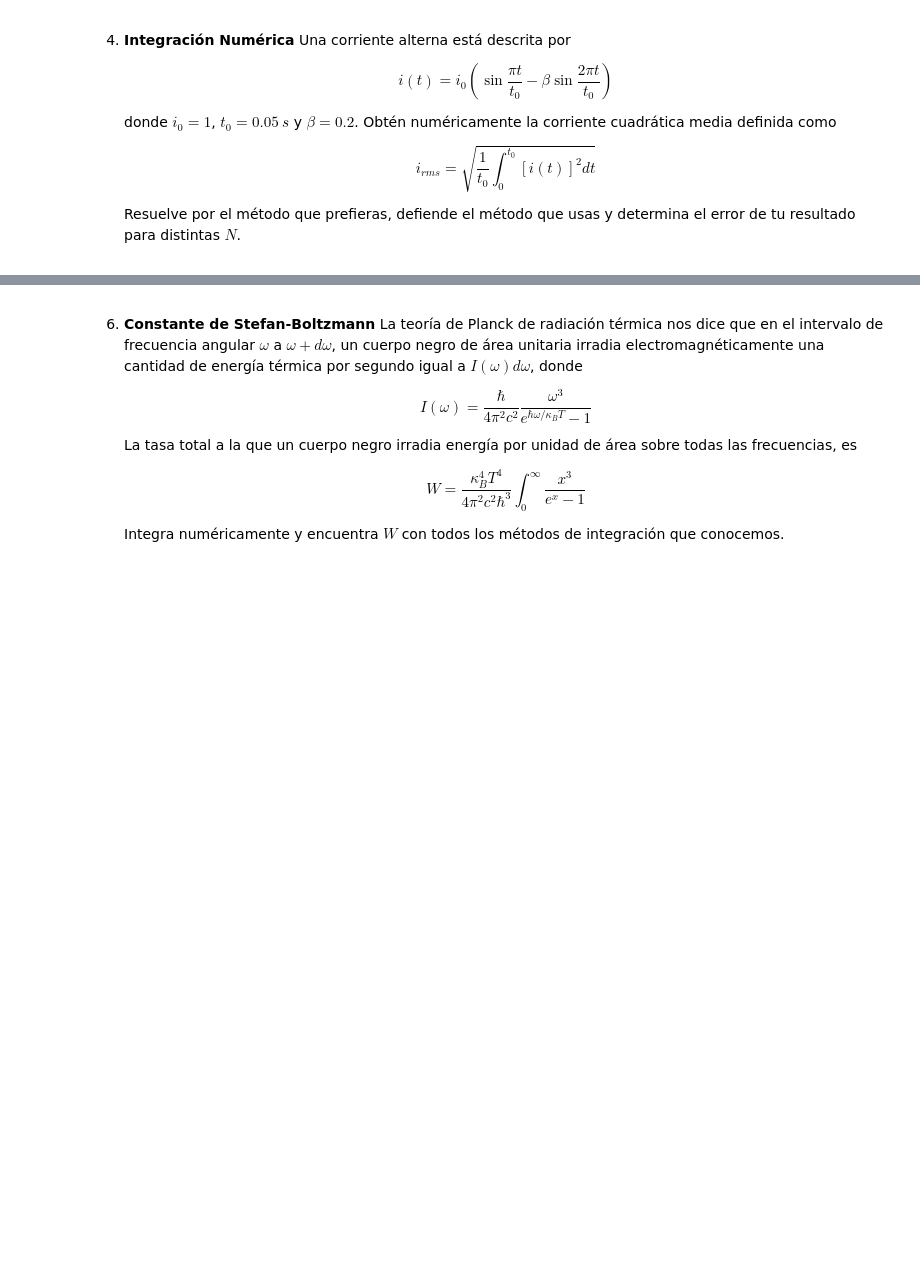
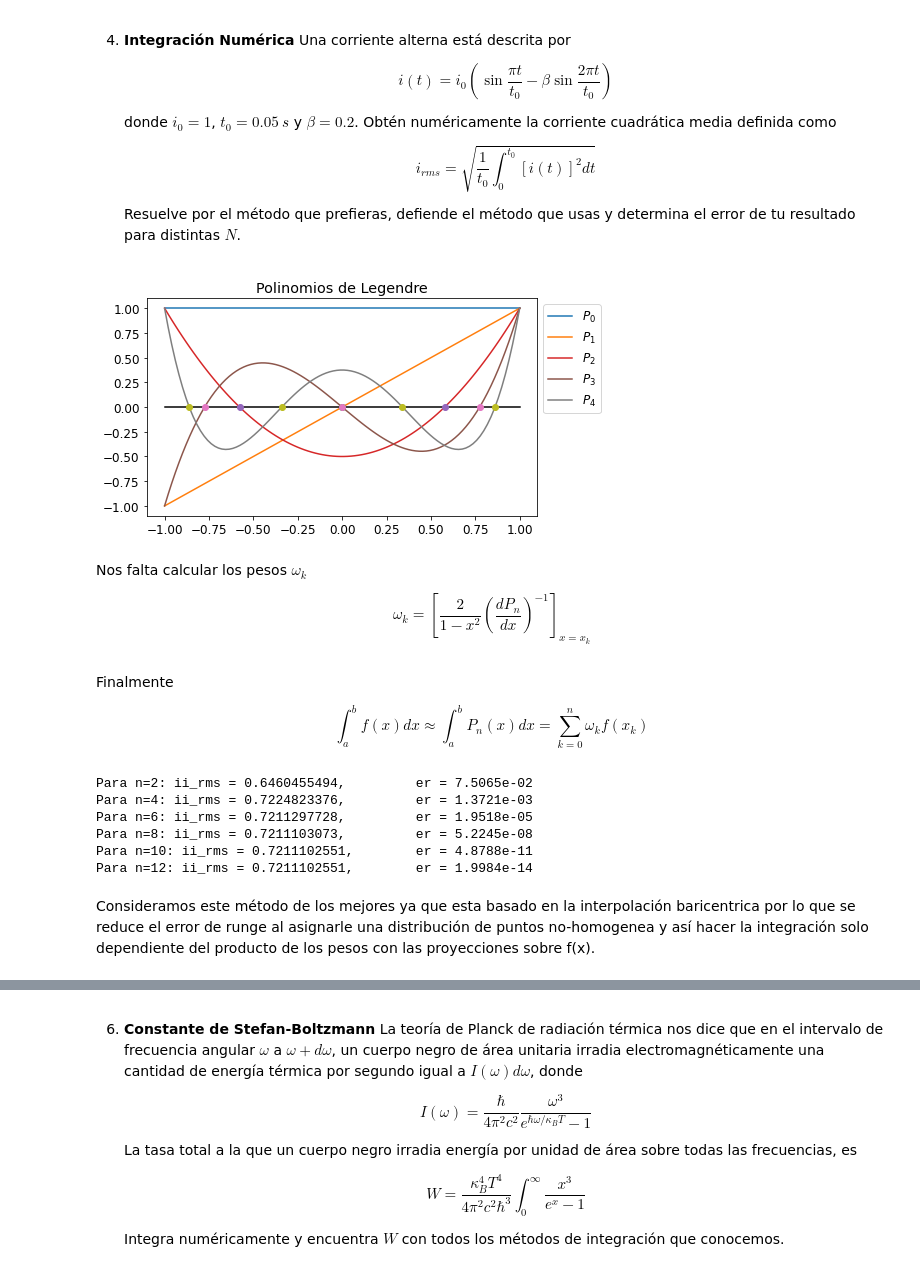
Before and after one commit to joshbrx/Fisica-Computacional, a Jupyter notebook: T2_BrionesAndrade.ipynb, the cells around one changed output, grey strips where cells are left out. Drawn from its saved outputs; the diff is of its cells as text; code cells hidden in the pictures; blank space fills up the shorter version.

Commit message:
Notebook avanzado en la sección de integración y otro nb de ayudantía

```diff
--- a/T2_BrionesAndrade.ipynb
+++ b/T2_BrionesAndrade.ipynb
@@ -331,3 +331,32 @@ f"La cota del error es: {abs(f2(-1)-PnLag2(-1, X, W, Y)):.4e}"
     \end{equation}
 
     Resuelve por el método que prefieras, defiende el método que usas y determina el error de tu resultado para distintas $N$.
+# %%
+# Escogí el método de cuadratura Gaussiana por lo que voy a importar unas funciones especiales para simplificar el cálculo
+from scipy.special import legendre, roots_legendre
+
+def raices(n):
+    y=roots_legendre(n)
+    return y[0]
+
+def P(x,n):
+    Leg = legendre(n)
+    y = Leg(x)
+    return y
+
+x = np.linspace(-1,1,100); plt.figure(figsize=(7,4))
+plt.plot(x,0*x,'k-')
+plt.plot(x,P(x,0),label=r'$P_0$')
+for i in range(1,5):
+    plt.plot(x,P(x,i),label=r'$P_'+str(i)+'$')
+    plt.plot(raices(i),P(raices(i),i),'o')
+plt.legend(bbox_to_anchor=(1, 1), loc='upper left', ncol=1)
+plt.title('Polinomios de Legendre'); plt.show()
+# %% [output]
+[figure, added]
+# %% [markdown]
+Nos falta calcular los pesos $\omega_k$
+
+\begin{equation*}
+    \omega_k=\left[\frac{2}{1-x^2}\left(\frac{dP_n}{dx}\right)^{-1}\right]_{x=x_k}
+\end{equation*}
@@ -334,3 +403,35 @@ f"La cota del error es: {abs(f2(-1)-PnLag2(-1, X, W, Y)):.4e}"
+# %% [markdown]
+Finalmente
+
+\begin{equation*}
+    \int_a^bf(x)dx\approx\int_a^bP_n(x)dx=\sum_{k=0}^n\omega_kf(x_k)
+\end{equation*}
+# %%
+def IntGauss(N, a, b, f):
+    X, W = GaussXWab(N, a, b)
+    s = 0;
+    for k in range(N):
+        s += W[k]*f(X[k]);
+    return s
+
+i0 = 1; beta = 0.2; t0 = 0.05; #seg
+I = lambda t: i0*(np.sin(np.pi*t/t0)-beta*np.sin(2*np.pi*t/t0));
+I2 = lambda t: I(t)**2;
+a=0; b=0.05;
+
+for i in range(6):
+    print(f"Para n={2+2*i}: ii_rms = {np.sqrt((1/b)*IntGauss(2+2*i, a, b, I2)):.10},\t er = {abs(np.sqrt((1/b)*IntGauss(50, a, b, I2))-np.sqrt((1/b)*IntGauss(2+2*i, a, b, I2))):.4e}")
+
+# print(f"\n Error con n=8: ii_rms_10-ii_rms_5 = {np.sqrt((1/b)*IntGauss(10, a, b, I2))-np.sqrt((1/b)*IntGauss(5, a, b, I2)):.4e})
+# %% [output]
+Para n=2: ii_rms = 0.6460455494,         er = 7.5065e-02
+Para n=4: ii_rms = 0.7224823376,         er = 1.3721e-03
+Para n=6: ii_rms = 0.7211297728,         er = 1.9518e-05
+Para n=8: ii_rms = 0.7211103073,         er = 5.2245e-08
+Para n=10: ii_rms = 0.7211102551,        er = 4.8788e-11
+Para n=12: ii_rms = 0.7211102551,        er = 1.9984e-14
+# %% [markdown]
+Consideramos este método de los mejores ya que esta basado en la interpolación baricentrica por lo que se reduce el error de runge al asignarle una distribución de puntos no-homogenea y así hacer la integración solo dependiente del producto de los pesos con las proyecciones sobre f(x).
 # %% [markdown]
 5. **El límite de difracción de un telescopio**
     Nuestra capacidad para resolver detalles en observaciones astronómicas está limitada por la difracción de luz en nuestros telescopios. La luz de las estrellas puede tratarse efectivamente como si viniera de una fuente puntual en el infinito. Cuando dicha luz, con longitud de onda $\lambda$, pasa a través de la circular apertura de un telescopio (que asumiremos que tiene un radio unitario) y está enfocado por el telescopio en el plano focal, produce no solo un punto, sino un patrón de difracción circular que consiste en una mancha central rodeada por una serie de anillos concéntricos. La intensidad de la luz en este patrón de difracción viene dada por
```
Also changed, not shown: parts of 10 cells of this notebook, 1 other file.
